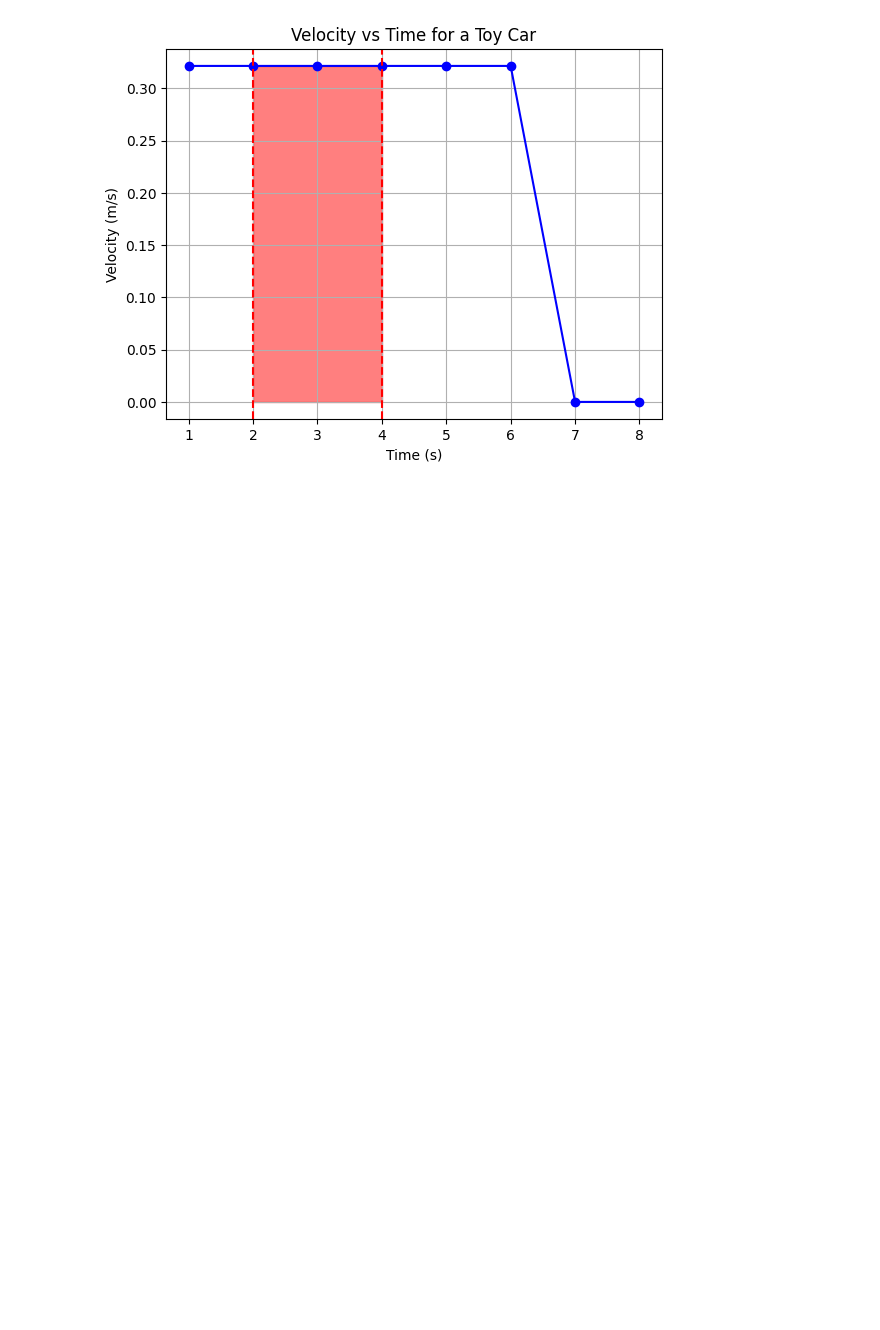
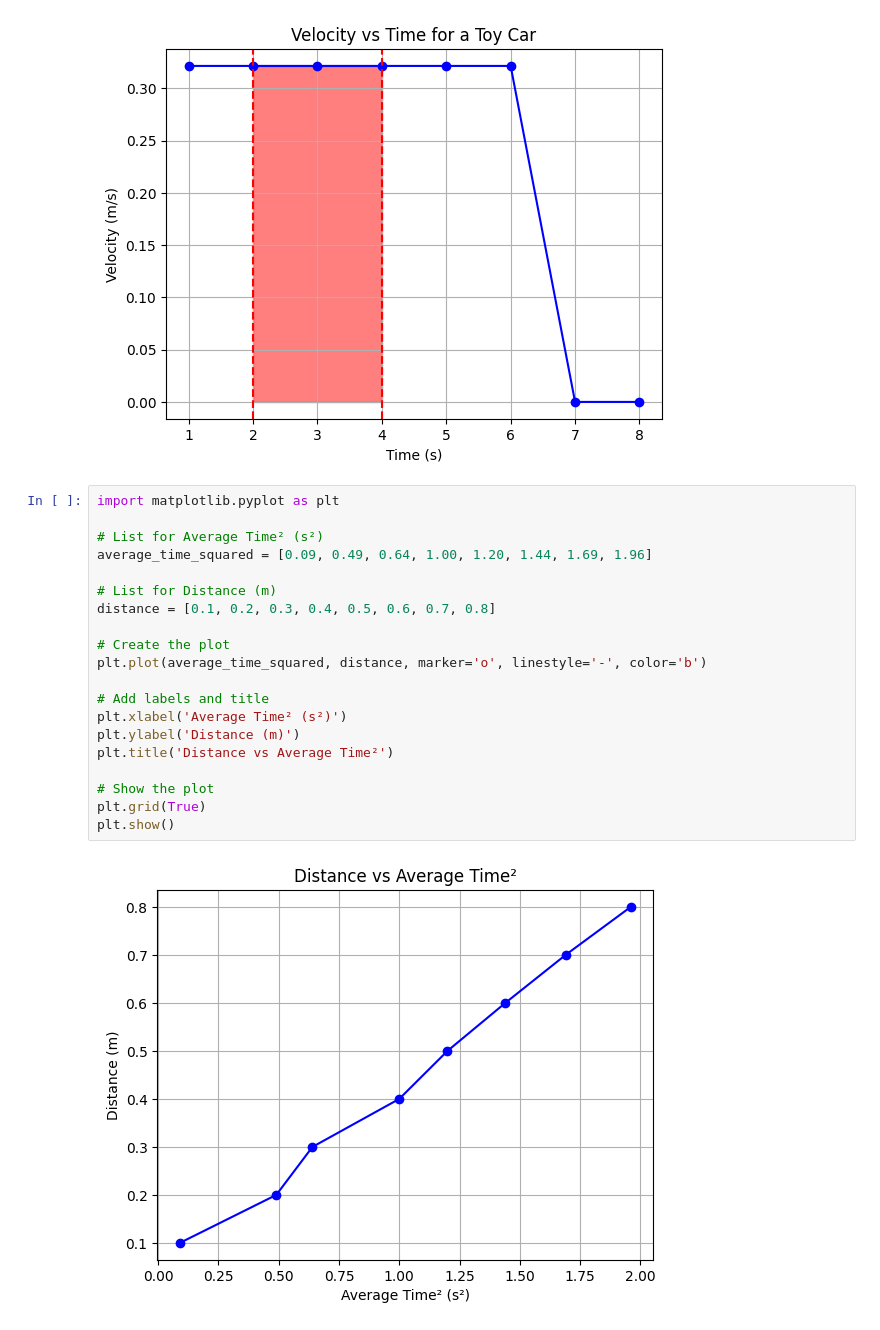
Before and after one commit to dmurchison/skewl, a Jupyter notebook: Mechanics_Intro/mod_2/lab_1/lab.ipynb, the cells around one changed output. Saved outputs shown, nothing was run; the diff lists cells and outputs as text; blank space fills up the shorter version.

```diff
--- a/Mechanics_Intro/mod_2/lab_1/lab.ipynb
+++ b/Mechanics_Intro/mod_2/lab_1/lab.ipynb
@@ -59,3 +59,25 @@ plt.show()
 # %% [output]
 The area under the curve is: 0.643
 [figure]
+# %%
+import matplotlib.pyplot as plt
+
+# List for Average Time² (s²)
+average_time_squared = [0.09, 0.49, 0.64, 1.00, 1.20, 1.44, 1.69, 1.96]
+
+# List for Distance (m)
+distance = [0.1, 0.2, 0.3, 0.4, 0.5, 0.6, 0.7, 0.8]
+
+# Create the plot
+plt.plot(average_time_squared, distance, marker='o', linestyle='-', color='b')
+
+# Add labels and title
+plt.xlabel('Average Time² (s²)')
+plt.ylabel('Distance (m)')
+plt.title('Distance vs Average Time²')
+
+# Show the plot
+plt.grid(True)
+plt.show()
+# %% [output]
+[figure, added]
```
Also changed, not shown: 1 other file.
